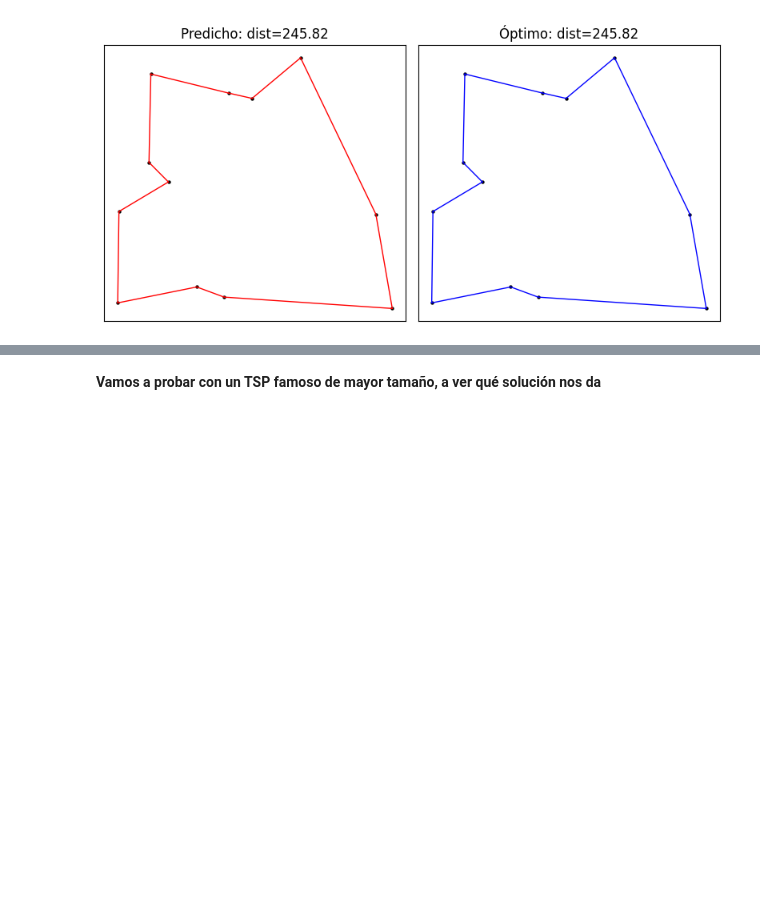
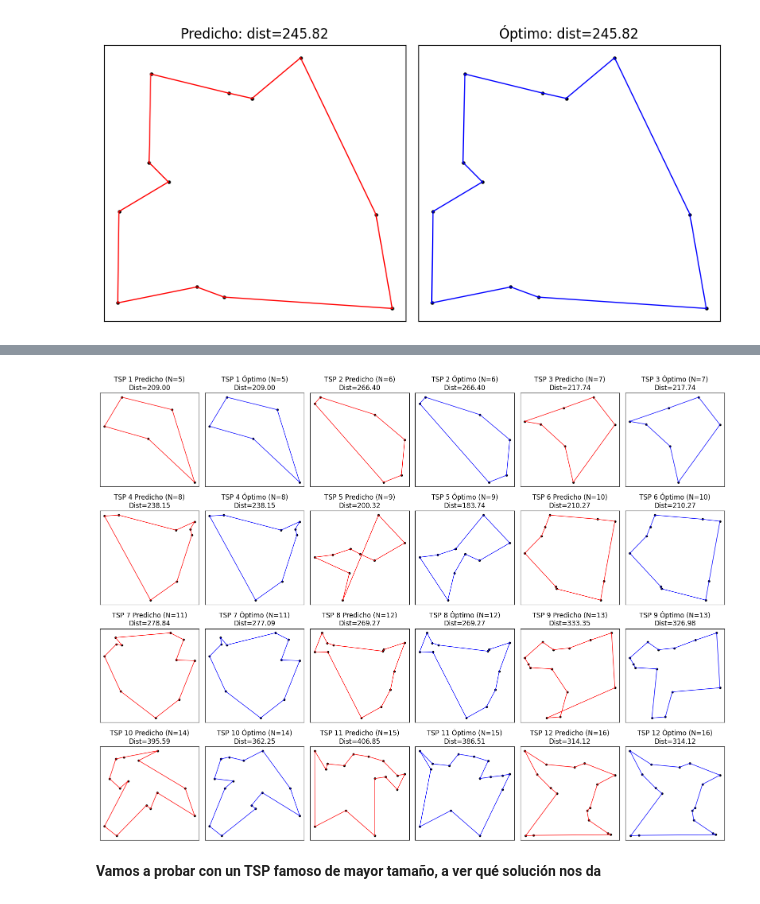
Before and after one commit to PabloMendieta03/TSP_Classical_Solutions, a Jupyter notebook: GNNs.ipynb, the cells around one changed output, grey strips where cells are left out. Cells and saved outputs as stored; diff of their text form; code cells hidden in the pictures; blank space fills up the shorter version.

Commit message:
GNN pruebas

```diff
--- a/GNNs.ipynb
+++ b/GNNs.ipynb
@@ -966,0 +973,18 @@ plt.show()
+# %%
+# descarga de la Base de Datos de pruebas
+data_prueba = torch.load("TSP_data/tsp_pruebas.pt", weights_only=False)
+
+ejemplo = data_prueba[0] # Ejemplo de un TSP de 5 nodos
+
+print("Nodos del problema:")
+print(ejemplo.x.tolist())
+print("\nMatriz de distancias:")
+print(ejemplo.disntace_matrices[0])
+print("\nAristas por donde pasa el tour (1 si para , 0 si no pasa):")
+print(ejemplo.y.tolist())
+print("\nCamino más corto")
+print(ejemplo.true_path.tolist())
+print("\nDistancia total del tour:")
+print(ejemplo.true_distance.tolist()[0][0])
+print("\nPeso para la red neuronal:")
+print(ejemplo.pos_class_weight)
@@ -967,2 +1116,62 @@ plt.show()
+# %%
+import matplotlib.pyplot as plt
+
+n_instances = len(coords_list)
+n_cols = 6
+n_rows = 4
+
+fig, axes = plt.subplots(n_rows, n_cols, figsize=(16, 12))
+
+for idx in range(n_instances):
+    row = idx // 3
+    col_start = (idx % 3) * 2
+
+    coords = coords_list[idx].numpy()
+    tour_uncross = tour_uncross_list[idx]
+    true_path = true_path_list[idx]
+    pred_distance = pred_dist_list[idx]
+    true_distance = true_dist_list[idx]
+    num_nodes = num_nodes_list[idx]
+
+    # ——— Subplot Tour Predicho ———
+    ax_pred = axes[row, col_start]
+    ax_pred.scatter(coords[:, 0], coords[:, 1], color='k', s=10, marker='o')
+    for k in range(len(tour_uncross) - 1):
+        i = int(tour_uncross[k])
+        j = int(tour_uncross[k + 1])
+        if 0 <= i < num_nodes and 0 <= j < num_nodes:
+            ax_pred.plot(
+                [coords[i, 0], coords[j, 0]],
+                [coords[i, 1], coords[j, 1]],
+                color='r', linewidth=1
+            )
+    ax_pred.set_title(f"TSP {idx+1} Predicho (N={num_nodes})\nDist={pred_distance:.2f}", fontsize = 12)
+    ax_pred.set_xticks([])
+    ax_pred.set_yticks([])
+
+    # ——— Subplot Tour Óptimo ———
+    ax_true = axes[row, col_start + 1]
+    ax_true.scatter(coords[:, 0], coords[:, 1], color='k', s=10, marker='o')
+    if true_path[0] != true_path[-1]:
+        tp = true_path + [true_path[0]]
+    else:
+        tp = true_path
+    for k in range(len(tp) - 1):
+        i = int(tp[k])
+        j = int(tp[k + 1])
+        if 0 <= i < num_nodes and 0 <= j < num_nodes:
+            ax_true.plot(
+                [coords[i, 0], coords[j, 0]],
+                [coords[i, 1], coords[j, 1]],
+                color='b', linewidth=1
+            )
+    ax_true.set_title(f"TSP {idx+1} Óptimo (N={num_nodes})\nDist={true_distance:.2f}", fontsize = 12)
+    ax_true.set_xticks([])
+    ax_true.set_yticks([])
+
+plt.tight_layout()
+plt.show()
+# %% [output]
+[figure, added]
 # %% [markdown]
 **Vamos a probar con un TSP famoso de mayor tamaño, a ver qué solución nos da**
```
Also changed, not shown: parts of 13 cells of this notebook, 2 other files.
